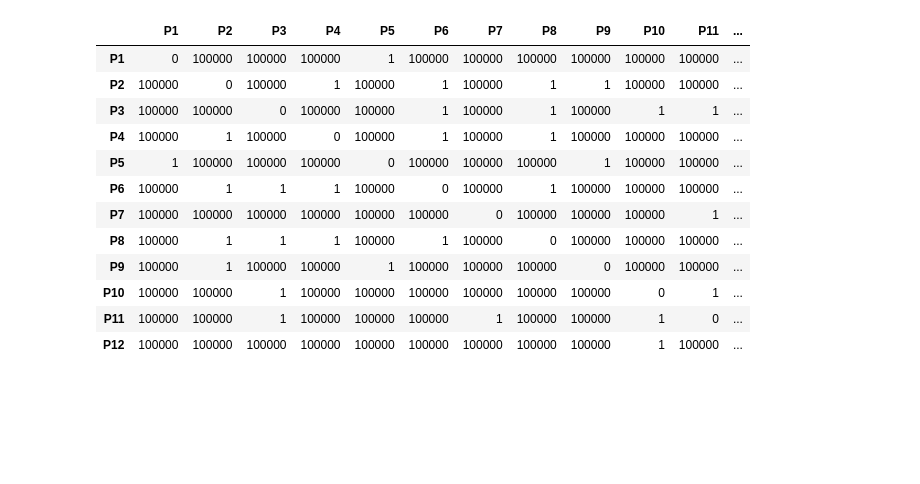
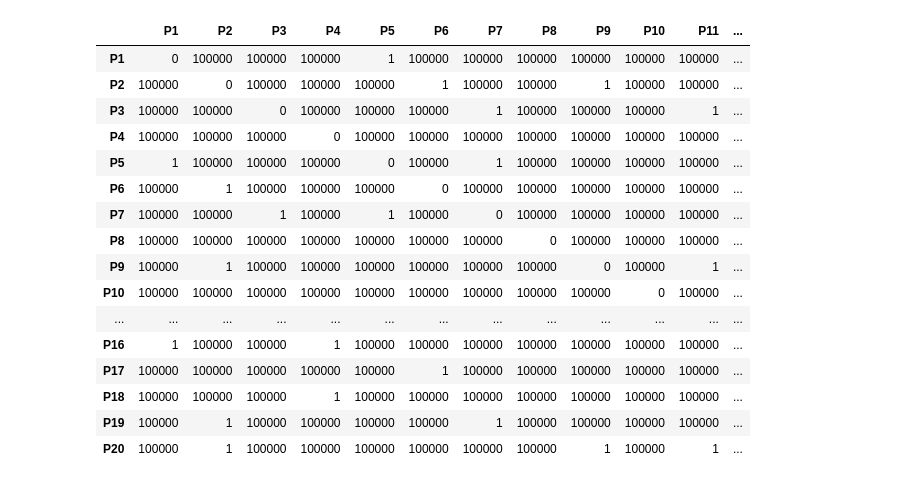
Before and after one commit to tantuwaySourabh/rf-tag2tag-communication, a Jupyter notebook: Project.ipynb, the cells around one changed output. Cells and saved outputs as stored; diff of their text form; code cells hidden in the pictures; blank space fills up the shorter version.

```diff
--- a/Project.ipynb
+++ b/Project.ipynb
@@ -9,8 +9,8 @@ import random
 num_points = 20  # Change this value to generate a different number of points
 
 # generating random x and y coordinates of the tags with values between-10 to 10
-x_coords = [random.randint(-10, 10) for _ in range(num_points)]
-y_coords = [random.randint(-10, 10) for _ in range(num_points)]
+x_coords = [random.randint(-15, 15) for _ in range(num_points)]
+y_coords = [random.randint(-15, 15) for _ in range(num_points)]
 
 # assigning labels to points as P1, P2... and so on
 point_labels = [f"P{i+1}" for i in range(num_points)]
@@ -18,8 +18,8 @@ point_labels = [f"P{i+1}" for i in range(num_points)]
 # for Figure plotting
 fig, ax = plt.subplots()
 # Set the x and y limits of the axes
-ax.set_xlim([-15, 15])
-ax.set_ylim([-15, 15])
+ax.set_xlim([-20, 20])
+ax.set_ylim([-20, 20])
 
 # Plot the points on the axis
 # ax.scatter(x_coords, y_coords)
@@ -81,34 +85,38 @@ display(df)
 # %%
 
 # give a value of radius till what a tag can communicate.
-radius = 7.08
+radius = 8.00
 
 # defining neighbor table according to the defined radius.
 # value 1 in the table means there is an transmission as well as interference link is present between that pair.
 # a random large value of 100000 for absence of links between pairs. 0 means self link.
 
 neighbor_table = df
 neighbor_table = neighbor_table.applymap(lambda x: 100000 if x > radius else 1)
 
 # filling 0 for self links.
 for i in range(num_points):
     neighbor_table.at[f"P{i+1}", f"P{i+1}"] = 0
 
 neighbor_table
 # %% [output]
 |  | P1 | P2 | P3 | P4 | P5 | P6 | P7 | P8 | P9 | P10 | P11 | ... |
 | P1 | 0 | 100000 | 100000 | 100000 | 1 | 100000 | 100000 | 100000 | 100000 | 100000 | 100000 | ... |
-| P2 | 100000 | 0 | 100000 | 1 | 100000 | 1 | 100000 | 1 | 1 | 100000 | 100000 | ... |
-| P3 | 100000 | 100000 | 0 | 100000 | 100000 | 1 | 100000 | 1 | 100000 | 1 | 1 | ... |
-| P4 | 100000 | 1 | 100000 | 0 | 100000 | 1 | 100000 | 1 | 100000 | 100000 | 100000 | ... |
-| P5 | 1 | 100000 | 100000 | 100000 | 0 | 100000 | 100000 | 100000 | 1 | 100000 | 100000 | ... |
-| P6 | 100000 | 1 | 1 | 1 | 100000 | 0 | 100000 | 1 | 100000 | 100000 | 100000 | ... |
-| P7 | 100000 | 100000 | 100000 | 100000 | 100000 | 100000 | 0 | 100000 | 100000 | 100000 | 1 | ... |
-| P8 | 100000 | 1 | 1 | 1 | 100000 | 1 | 100000 | 0 | 100000 | 100000 | 100000 | ... |
-| P9 | 100000 | 1 | 100000 | 100000 | 1 | 100000 | 100000 | 100000 | 0 | 100000 | 100000 | ... |
-| P10 | 100000 | 100000 | 1 | 100000 | 100000 | 100000 | 100000 | 100000 | 100000 | 0 | 1 | ... |
-| P11 | 100000 | 100000 | 1 | 100000 | 100000 | 100000 | 1 | 100000 | 100000 | 1 | 0 | ... |
-| P12 | 100000 | 100000 | 100000 | 100000 | 100000 | 100000 | 100000 | 100000 | 100000 | 1 | 100000 | ... |
+| P2 | 100000 | 0 | 100000 | 100000 | 100000 | 1 | 100000 | 100000 | 1 | 100000 | 100000 | ... |
+| P3 | 100000 | 100000 | 0 | 100000 | 100000 | 100000 | 1 | 100000 | 100000 | 100000 | 1 | ... |
+| P4 | 100000 | 100000 | 100000 | 0 | 100000 | 100000 | 100000 | 100000 | 100000 | 100000 | 100000 | ... |
+| P5 | 1 | 100000 | 100000 | 100000 | 0 | 100000 | 1 | 100000 | 100000 | 100000 | 100000 | ... |
+| P6 | 100000 | 1 | 100000 | 100000 | 100000 | 0 | 100000 | 100000 | 100000 | 100000 | 100000 | ... |
+| P7 | 100000 | 100000 | 1 | 100000 | 1 | 100000 | 0 | 100000 | 100000 | 100000 | 100000 | ... |
+| P8 | 100000 | 100000 | 100000 | 100000 | 100000 | 100000 | 100000 | 0 | 100000 | 100000 | 100000 | ... |
+| P9 | 100000 | 1 | 100000 | 100000 | 100000 | 100000 | 100000 | 100000 | 0 | 100000 | 1 | ... |
+| P10 | 100000 | 100000 | 100000 | 100000 | 100000 | 100000 | 100000 | 100000 | 100000 | 0 | 100000 | ... |
+| ... | ... | ... | ... | ... | ... | ... | ... | ... | ... | ... | ... | ... |
+| P16 | 1 | 100000 | 100000 | 1 | 100000 | 100000 | 100000 | 100000 | 100000 | 100000 | 100000 | ... |
+| P17 | 100000 | 100000 | 100000 | 100000 | 100000 | 1 | 100000 | 100000 | 100000 | 100000 | 100000 | ... |
+| P18 | 100000 | 100000 | 100000 | 1 | 100000 | 100000 | 100000 | 100000 | 100000 | 100000 | 100000 | ... |
+| P19 | 100000 | 1 | 100000 | 100000 | 100000 | 100000 | 1 | 100000 | 100000 | 100000 | 100000 | ... |
+| P20 | 100000 | 1 | 100000 | 100000 | 100000 | 100000 | 100000 | 100000 | 1 | 100000 | 1 | ... |
 # %%
 #code to save the neighbor table
 #neighbor_table.to_csv('n_table.csv');
```
Also changed, not shown: parts of 12 cells of this notebook, 2 other files.
